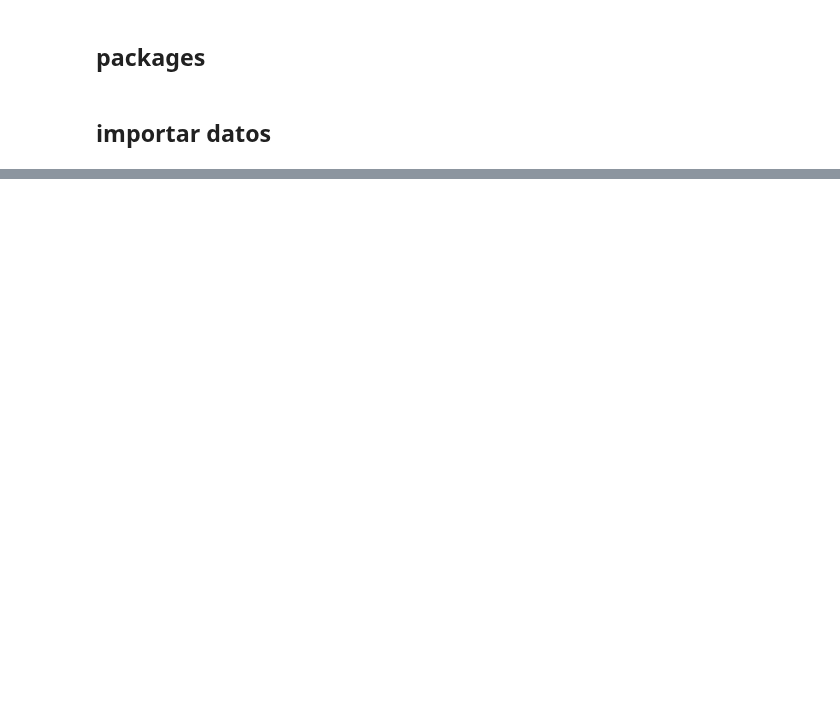
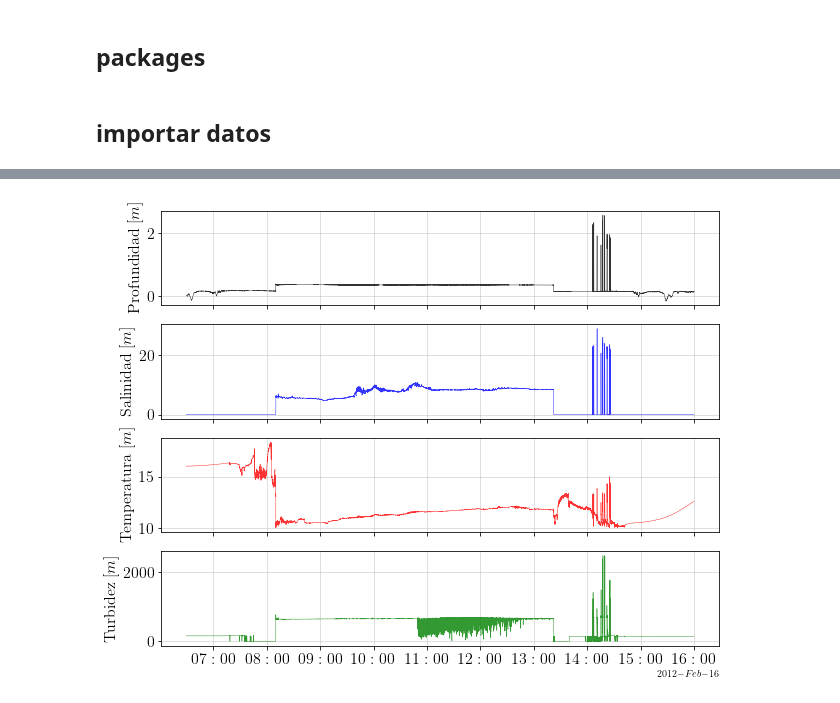
Before and after one commit to Dhannai/Thesis, a Jupyter notebook: febmar/Perfiles_RBR.ipynb, the cells around one changed output, grey strips where cells are left out. Drawn from its saved outputs; the diff is of its cells as text; code cells hidden in the pictures; blank space fills up the shorter version.

```diff
--- a/febmar/Perfiles_RBR.ipynb
+++ b/febmar/Perfiles_RBR.ipynb
@@ -20,6 +20,19 @@ plt.rc('font', family='serif')
 # %%
 prof1 = sio.loadmat("data/018517_20120217_1505_data.mat")
 RBR = prof1["RBR"]
+datetime = prof1['datetime']
+datos = prof1['datos']
+names = prof1['names']
+units = prof1['units']
+# %%
+names2 = np.empty(9, dtype=object)
+for i in range(0,9):
+    names2[i] = names[i][0][0]
+
+datetime2 = np.empty(len(datetime), dtype='U25')
+for i in range(0,len(datetime)):
+    datetime2[i] = datetime[i][0][0]
 # %%
-prof1
+data = pd.DataFrame(datos, index=pd.to_datetime(datetime2, format='%Y-%m-%d %H:%M:%S'), columns=names2)
+data
 # %% [output]
@@ -42,0 +52,48 @@ prof1
+# %%
+fig, (ax1, ax2, ax3, ax4) = plt.subplots(nrows=4, figsize=(10, 8), sharex=True)
+
+#Formato fecha
+locator = mdates.AutoDateLocator()
+formatter = mdates.ConciseDateFormatter(locator)
+
+ax1.set_ylabel(r"Profundidad "
+          r"$\displaystyle[m]$",
+          fontsize=16)
+
+ax1.plot(data.index, data['Depth'].values, c='k', alpha=0.8, linewidth=0.5)
+ax1.xaxis.set_tick_params(labelsize=16)
+ax1.yaxis.set_tick_params(labelsize=16)
+ax1.grid(alpha=0.5)
+
+ax2.set_ylabel(r"Salinidad "
+          r"$\displaystyle[m]$",
+          fontsize=16)
+
+ax2.plot(data.index, data['Salinity'].values, c='b', alpha=0.8, linewidth=0.5)
+ax2.xaxis.set_tick_params(labelsize=16)
+ax2.yaxis.set_tick_params(labelsize=16)
+ax2.grid(alpha=0.5)
+
+ax3.set_ylabel(r"Temperatura "
+          r"$\displaystyle[m]$",
+          fontsize=16)
+
+ax3.plot(data.index, data['Temperature'].values, c='r', alpha=0.8, linewidth=0.5)
+ax3.xaxis.set_tick_params(labelsize=16)
+ax3.yaxis.set_tick_params(labelsize=16)
+ax3.grid(alpha=0.5)
+
+ax4.set_ylabel(r"Turbidez "
+          r"$\displaystyle[m]$",
+          fontsize=16)
+
+ax4.plot(data.index, data['Turbidity'].values, c='g', alpha=0.8, linewidth=0.5)
+ax4.xaxis.set_tick_params(labelsize=16)
+ax4.yaxis.set_tick_params(labelsize=16)
+ax4.grid(alpha=0.5)
+
+# Ajustar formato fecha
+ax1.xaxis.set_major_locator(locator)
+ax1.xaxis.set_major_formatter(formatter)
+# %% [output]
+[figure, added]
```
Also changed, not shown: parts of 11 cells of this notebook.
